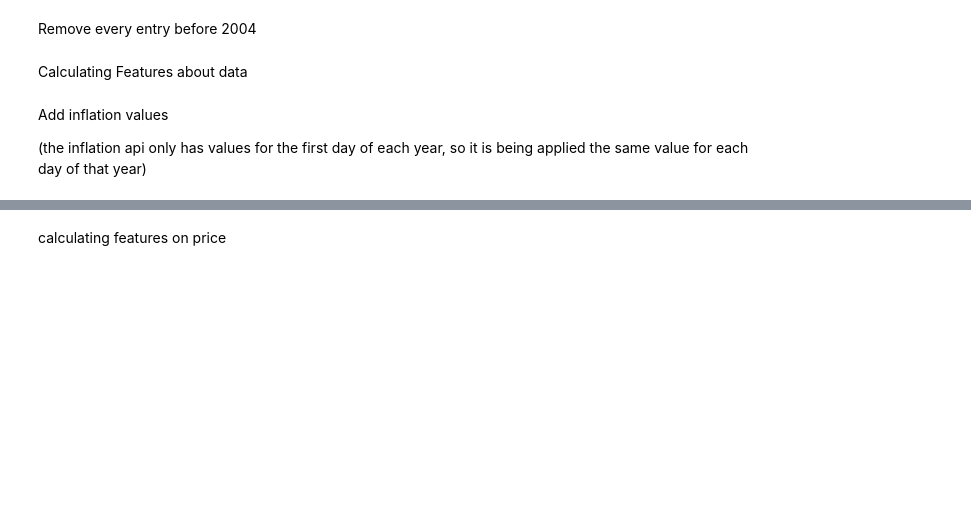
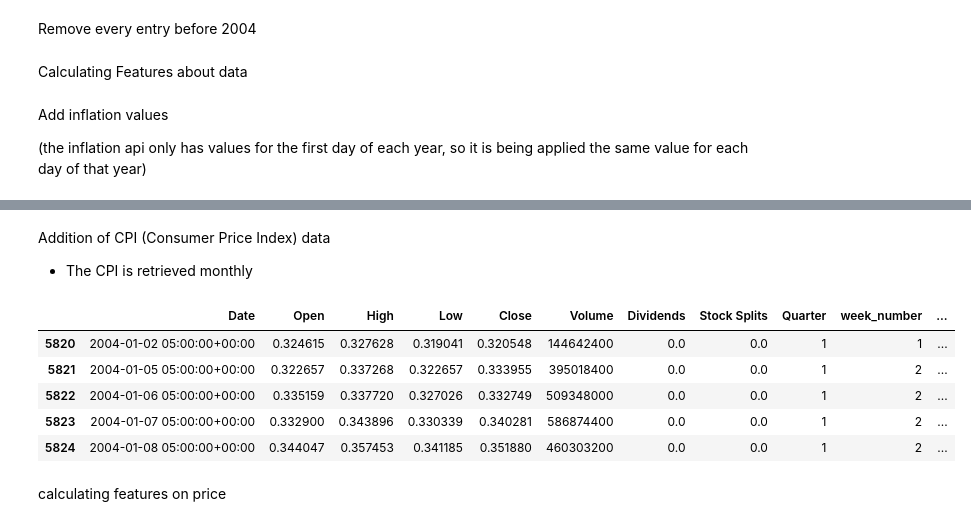
Before and after one commit to theneuralnetworth/jupyter-notebooks, a Jupyter notebook: notebooks/MR.ipynb, the cells around one changed output, grey strips where cells are left out. Saved outputs shown, nothing was run; the diff lists cells and outputs as text; code cells hidden in the pictures; blank space fills up the shorter version.

```diff
--- a/notebooks/MR.ipynb
+++ b/notebooks/MR.ipynb
@@ -111,5 +123,38 @@ print(data[['Date', 'Inflation']])
 
 [5262 rows x 2 columns]
+# %% [markdown]
+Addition of CPI (Consumer Price Index) data
+
+- The CPI is retrieved monthly
+# %%
+url = f'https://www.alphavantage.co/query?function=CPI&interval=monthly&apikey={api_key}'
+r = requests.get(url)
+cpi_data = r.json()
+
+# Extract CPI values
+cpi_monthly = cpi_data.get('data', [])
+
+# Create a mapping from Year-Month to CPI value
+cpi_mapping = {
+    entry['date'][:7]: float(entry['value'])  # Extract Year-Month from the "date" field
+    for entry in cpi_monthly
+}
+
+data['YearMonth'] = data['Date'].dt.strftime('%Y-%m')  # Extract Year-Month as a string
+
+# Add CPI column to the dataset
+data['CPI'] = data['YearMonth'].map(cpi_mapping)  # Map the CPI values
+
+data.drop(columns=['YearMonth'], inplace=True)
+
+data.head()
+# %% [output]
+|  | Date | Open | High | Low | Close | Volume | Dividends | Stock Splits | Quarter | week_number | ... |
+| 5820 | 2004-01-02 05:00:00+00:00 | 0.324615 | 0.327628 | 0.319041 | 0.320548 | 144642400 | 0.0 | 0.0 | 1 | 1 | ... |
+| 5821 | 2004-01-05 05:00:00+00:00 | 0.322657 | 0.337268 | 0.322657 | 0.333955 | 395018400 | 0.0 | 0.0 | 1 | 2 | ... |
+| 5822 | 2004-01-06 05:00:00+00:00 | 0.335159 | 0.337720 | 0.327026 | 0.332749 | 509348000 | 0.0 | 0.0 | 1 | 2 | ... |
+| 5823 | 2004-01-07 05:00:00+00:00 | 0.332900 | 0.343896 | 0.330339 | 0.340281 | 586874400 | 0.0 | 0.0 | 1 | 2 | ... |
+| 5824 | 2004-01-08 05:00:00+00:00 | 0.344047 | 0.357453 | 0.341185 | 0.351880 | 460303200 | 0.0 | 0.0 | 1 | 2 | ... |
 # %% [markdown]
 calculating features on price
 # %%
```
Also changed, not shown: parts of 2 cells of this notebook.
